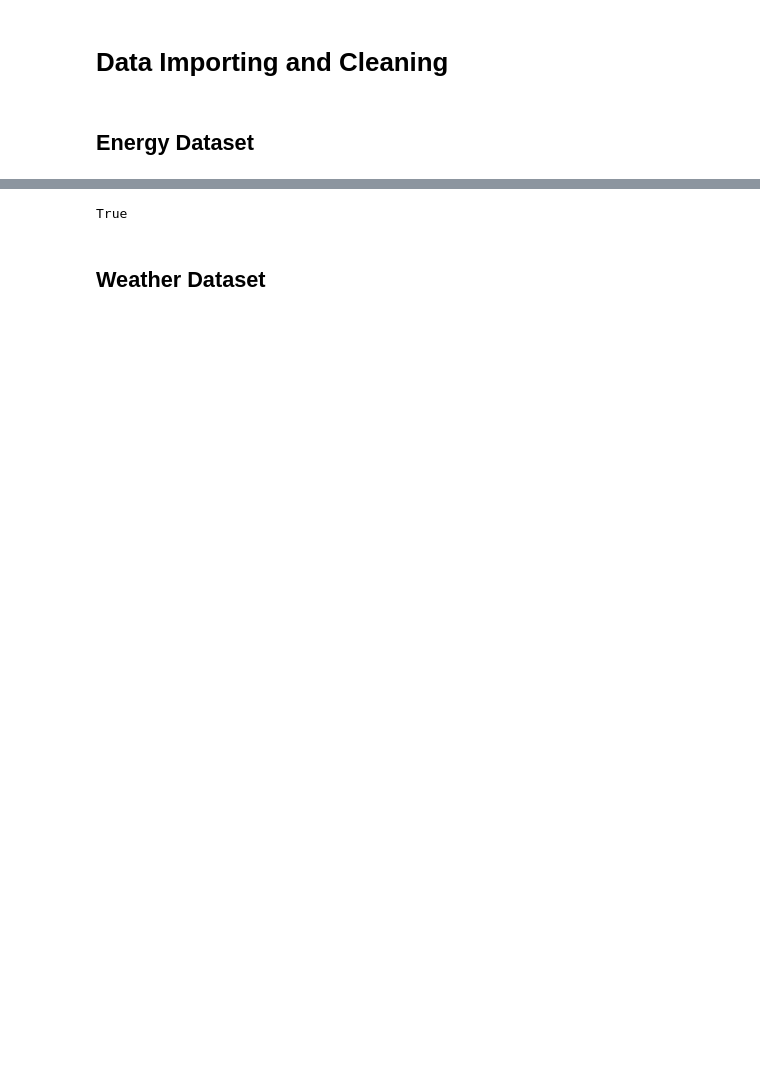
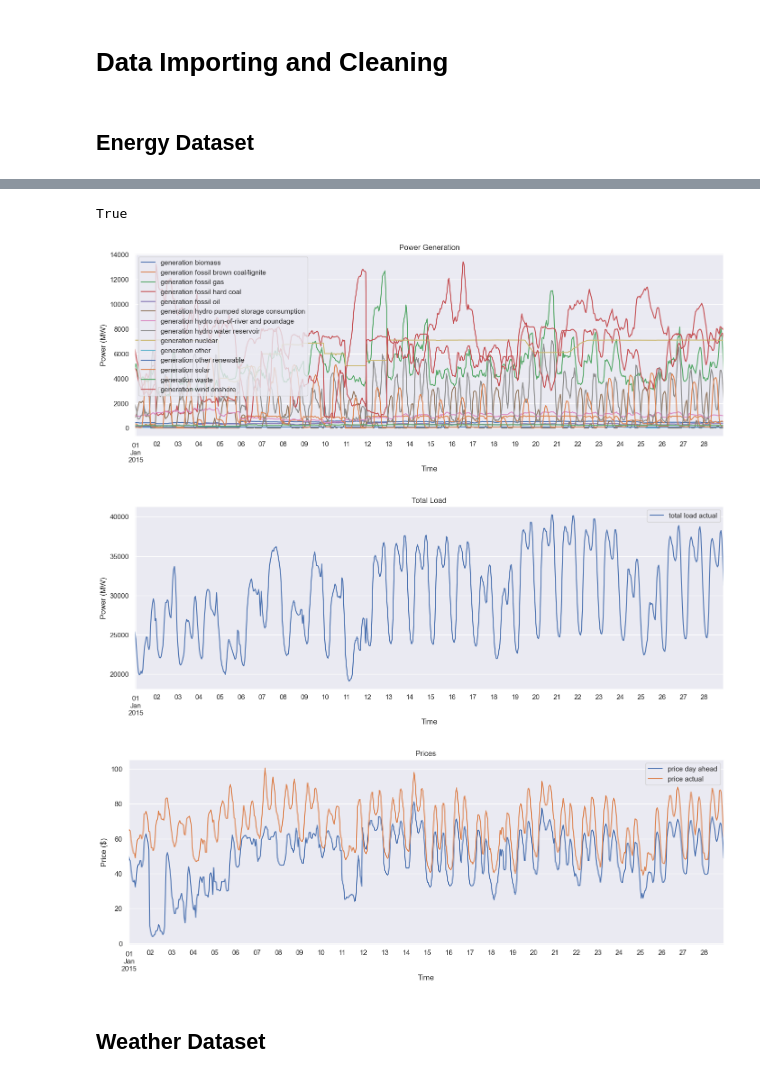
Before and after one commit to MaxBodley/spain-power-forecast, a Jupyter notebook: Analysis.ipynb, the cells around one changed output, grey strips where cells are left out. Drawn from its saved outputs; the diff is of its cells as text; code cells hidden in the pictures; blank space fills up the shorter version.

```diff
--- a/Analysis.ipynb
+++ b/Analysis.ipynb
@@ -90,10 +93,61 @@ price actual                                   0
 dtype: int64
 # %%
+# Interpolating null values
 energy_df.interpolate(method='linear', limit_direction='forward', inplace=True, axis=0)
+
+# Verifying that null values are no longer present
+energy_df.isnull().sum(axis=0).sum() == 0
+# %% [output]
+True
-# %%
-energy_df.isnull().sum(axis=0).sum() == 0
-# %% [output]
-True
+# %%
+def plot_time_series(df, cols=None, title="Time Series", ylabel="Values",
+                     subplots=False, start=0, end=None, legend=True):
+    """
+    Plots a time series using pandas DataFrame's plot method with seaborn styles.
+
+    Parameters:
+    - df (pandas.DataFrame): DataFrame containing the time series data.
+    - cols (list): List of columns from df to plot. If None, all columns are plotted.
+    - title (str): Title for the plot.
+    - ylabel (str): Y-axis label.
+    - subplots (bool): If True, plots each column in a separate subplot. Otherwise, plots them on the same axes.
+    - start (int): Starting index for slicing the df. Useful for zooming in on a part of the time series.
+    - end (int): Ending index for slicing the df. Useful for zooming in on a part of the time series.
+    - legend (bool): If True, displays the legend.
+
+    Returns:
+    None. Displays the plot.
+    """
+
+    # Set seaborn styling for the plot
+    sns.set()
+
+    # Plot the specified columns of the DataFrame from start to end index.
+    df[cols][start:end].plot(
+        subplots=subplots,
+        figsize=(15,5)
+    )
+
+    # Set title and axis labels for the plot
+    plt.title(title)
+    plt.xlabel("Time")
+    plt.ylabel(ylabel)
+
+    # Display the legend if legend=True
+    if legend:
+        plt.legend()
+
+    # Display the plot
+    plt.show()
+# %%
+end = 4*7*24
+plot_time_series(energy_df, cols = energy_df.columns[0:14], title='Power Generation', ylabel="Power (MW)", end=end)
+plot_time_series(energy_df, cols = energy_df.columns[14], title='Total Load', ylabel="Power (MW)", end=end)
+plot_time_series(energy_df, cols = energy_df.columns[15:17], title='Prices', ylabel="Price ($)", end=end)
+# %% [output]
+[figure, added]
+[figure, added]
+[figure, added]
 # %% [markdown]
 ## Weather Dataset
 # %%
```
Also changed, not shown: parts of 10 cells of this notebook.
